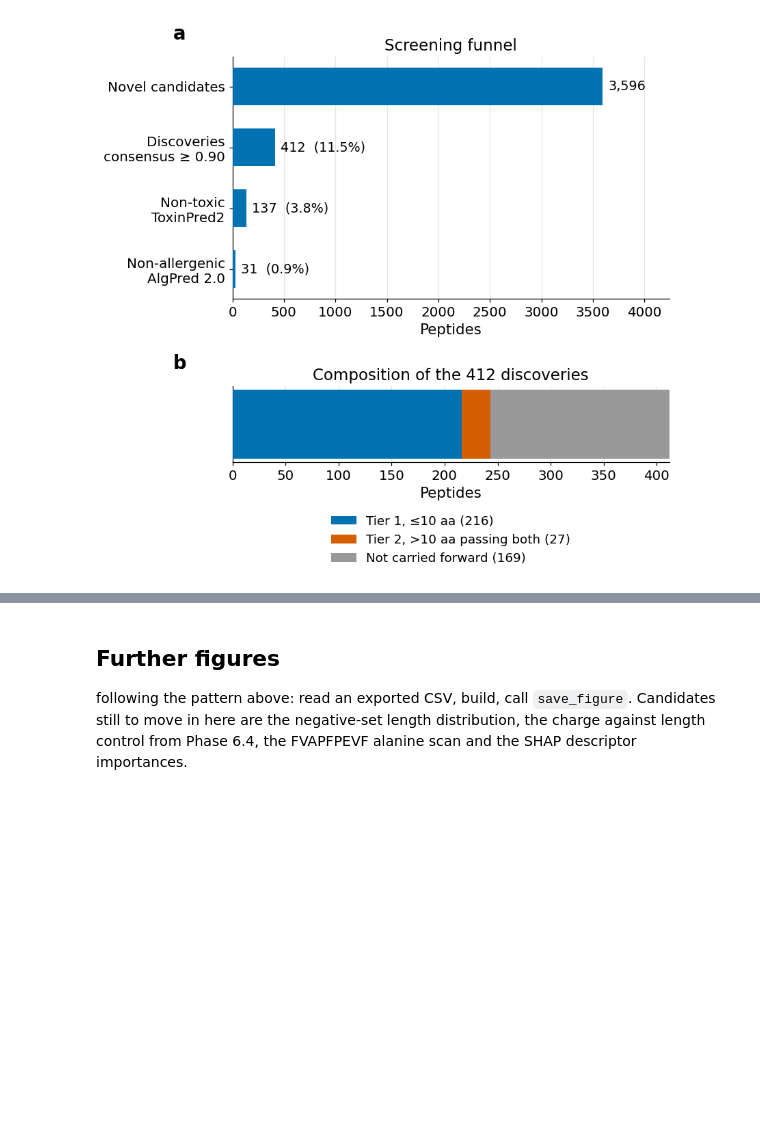
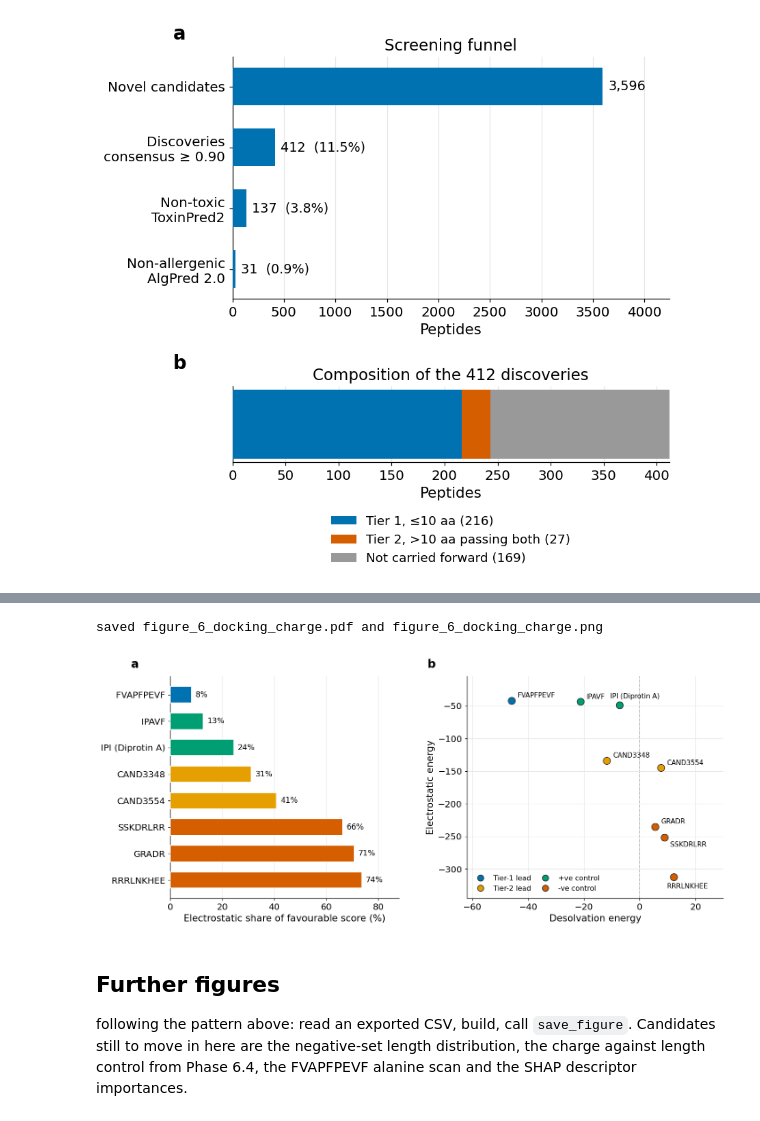
Before and after one commit to om-894/antidiabetic-peptide-classifier, a Jupyter notebook: figures.ipynb, the cells around one changed output, grey strips where cells are left out. Cells and saved outputs as stored; diff of their text form; code cells hidden in the pictures; blank space fills up the shorter version.

Commit message:
saved figure 6a and b

```diff
--- a/figures.ipynb
+++ b/figures.ipynb
@@ -14,6 +14,8 @@ import pandas as pd
 
 FIG_DIR = Path("figures")
 FIG_DIR.mkdir(exist_ok=True)
+BLUE, VERMILLION, GREY = "#0072B2", "#D55E00", "#999999"
+ORANGE, GREEN = "#E69F00", "#009E73"   # completes the Okabe-Ito set for the four docking roles
 
 # Okabe-Ito palette, safe under colour-vision deficiency and in greyscale print
 BLUE, VERMILLION, GREY = "#0072B2", "#D55E00", "#999999"
@@ -141,3 +151,59 @@ saved figure_5_screening_funnel.pdf and figure_5_screening_funnel.png
+# %%
+from matplotlib.lines import Line2D
+
+COLOUR = {"Tier-1 lead": BLUE, "Tier-2 lead": ORANGE,
+          "+ve control": GREEN, "-ve control": VERMILLION}
+ORDER = ["Tier-1 lead", "Tier-2 lead", "+ve control", "-ve control"]
+
+d = pd.read_csv("results/phase5_5_docking.csv")
+man = pd.read_csv("docking/docking_manifest.csv")
+nm = dict(zip(man.sequence, man.peptide_id.str.replace(r"^(LEAD_T\d_|POS_|NEG_)", "", regex=True)))
+d["label"] = [s if len(s) <= 10 else nm.get(s, s[:8] + "\u2026") for s in d.peptide]
+d.loc[d.peptide == "IPI", "label"] = "IPI (Diprotin A)"
+
+fig, (ax, bx) = plt.subplots(1, 2, figsize=(14.6, 5.9),
+                             gridspec_kw={"width_ratios": [1, 1.12], "wspace": 0.28})
+
+# (a) share of the favourable score carried by charge, sorted so the decoys group at the bottom
+s = d.sort_values("elec_pct_of_favourable")
+y = range(len(s))
+ax.barh(list(y), s.elec_pct_of_favourable, color=[COLOUR[r] for r in s.role],
+        height=0.62, edgecolor="white", linewidth=1.2, zorder=3)
+ax.set_yticks(list(y), s.label)
+ax.invert_yaxis()
+ax.set_xlim(0, 88)
+ax.grid(axis="y", visible=False)
+ax.set_xlabel("Electrostatic share of favourable score (%)")
+for i, v in zip(y, s.elec_pct_of_favourable):
+    ax.text(v + 1.6, i, f"{v:.0f}%", va="center", fontsize=11.5)
+
+# (b) the two energies behind the split. Offsets are per point, so no label overlaps a neighbour
+bx.axvline(0, ls="--", lw=1.2, color=GREY, zorder=1)
+OFFSET = {"FVAPFPEVF": (9, 4), "IPAVF": (9, 4), "IPI (Diprotin A)": (-14, 10),
+          "CAND3348": (9, 4), "CAND3554": (9, 4),
+          "GRADR": (9, 5), "SSKDRLRR": (9, -14), "RRRLNKHEE": (-10, -17)}
+for r in d.itertuples():
+    bx.scatter(r.desolv, r.elec, s=110, marker="o", c=COLOUR[r.role],
+               edgecolors="#222222", linewidths=0.9, zorder=3)
+    bx.annotate(r.label, (r.desolv, r.elec), xytext=OFFSET[r.label],
+                textcoords="offset points", fontsize=10)
+bx.set_xlabel("Desolvation energy")
+bx.set_ylabel("Electrostatic energy")
+bx.set_xlim(-62, 30)
+bx.set_ylim(-345, -5)
+bx.legend(handles=[Line2D([0], [0], marker="o", color="none", markerfacecolor=COLOUR[r],
+                          markeredgecolor="#222222", markersize=9, label=r) for r in ORDER],
+          loc="lower left", fontsize=10.5, ncol=2, columnspacing=1.0)
+
+for lab, a in zip("ab", (ax, bx)):
+    p = a.get_position()
+    fig.text(p.x0 - 0.055, p.y1 + 0.03, lab, fontsize=17, fontweight="bold")
+
+save_figure(fig, "figure_6_docking_charge")
+plt.show()
+# %% [output]
+saved figure_6_docking_charge.pdf and figure_6_docking_charge.png
+[figure, added]
 # %% [markdown]
 ## Further figures
 
```
Also changed, not shown: parts of 1 cell of this notebook, 5 other files.
